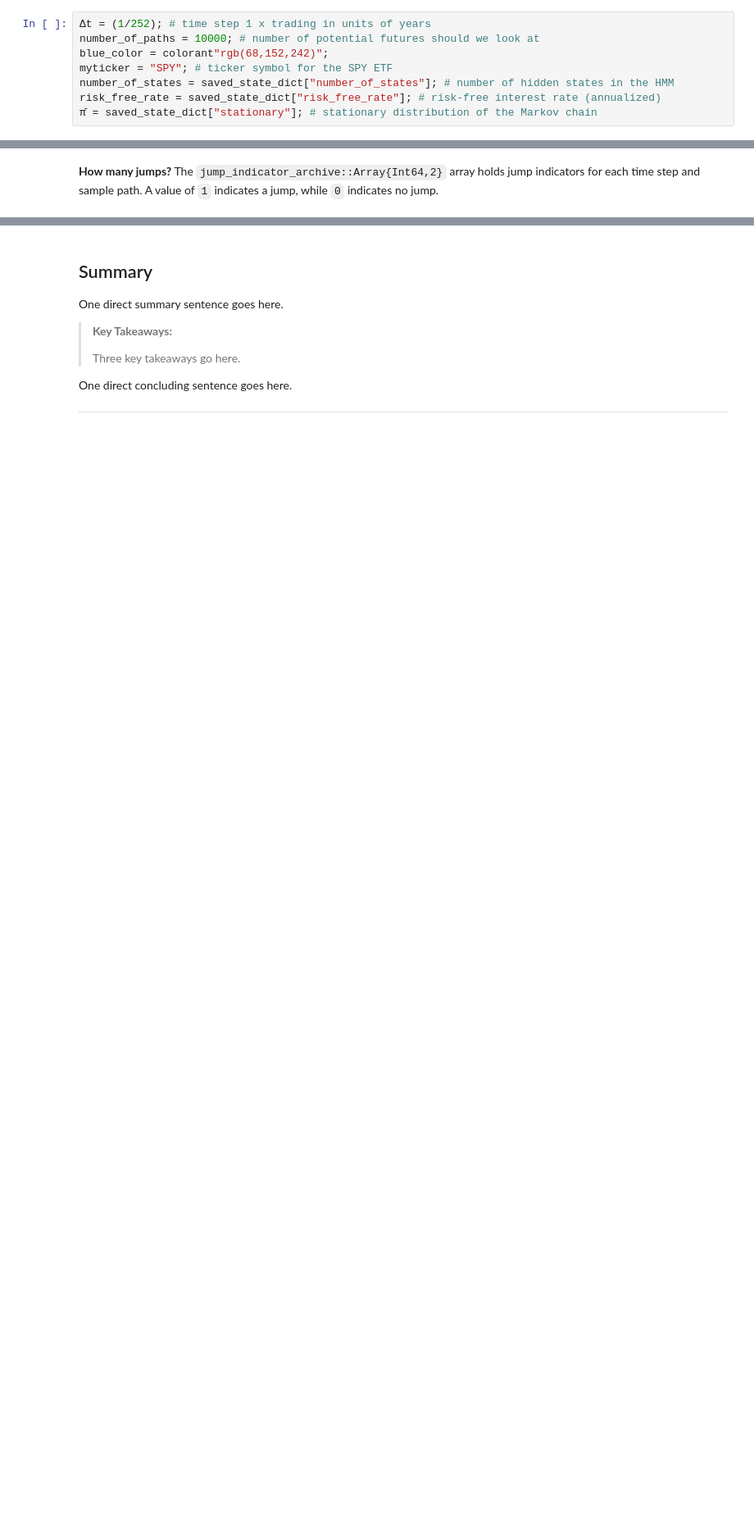
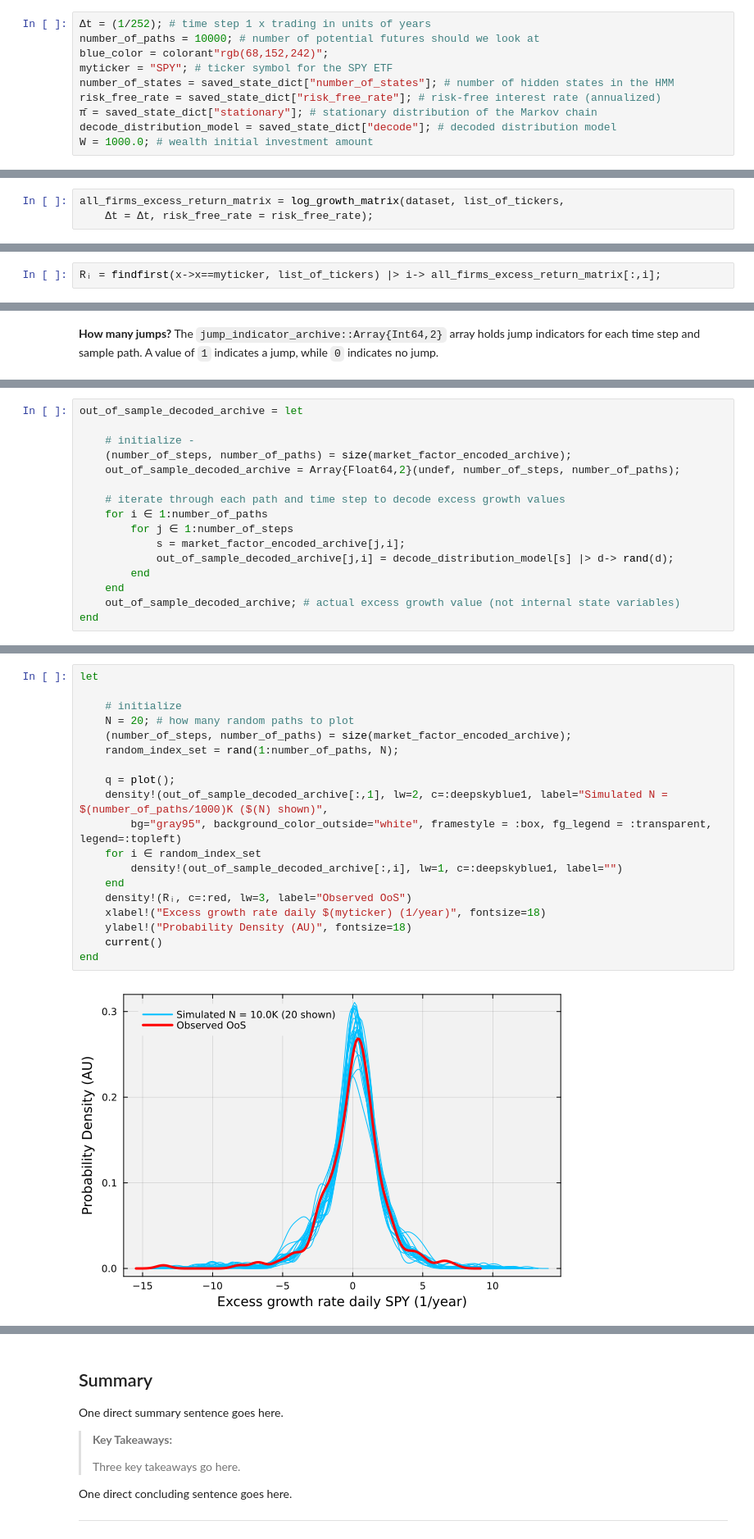
Before and after one commit to varnerlab/PS6-CHEME-5660-TEMPLATE-Fall-2025, a Jupyter notebook: PS6-CHEME-5660-Solution-SyntheticDataGen-Fall-2025.ipynb, the cells around one changed output, grey strips where cells are left out. Shown: that part at 82% size. Cells and saved outputs as stored; diff of their text form; blank space fills up the shorter version.

```diff
--- a/PS6-CHEME-5660-Solution-SyntheticDataGen-Fall-2025.ipynb
+++ b/PS6-CHEME-5660-Solution-SyntheticDataGen-Fall-2025.ipynb
@@ -130,3 +130,5 @@ myticker = "SPY"; # ticker symbol for the SPY ETF
 number_of_states = saved_state_dict["number_of_states"]; # number of hidden states in the HMM
 risk_free_rate = saved_state_dict["risk_free_rate"]; # risk-free interest rate (annualized)
 π̄ = saved_state_dict["stationary"]; # stationary distribution of the Markov chain
+decode_distribution_model = saved_state_dict["decode"]; # decoded distribution model
+W = 1000.0; # wealth initial investment amount
@@ -132,0 +138,3 @@ risk_free_rate = saved_state_dict["risk_free_rate"]; # risk-free interest rate (
+# %%
+all_firms_excess_return_matrix = log_growth_matrix(dataset, list_of_tickers,
+    Δt = Δt, risk_free_rate = risk_free_rate);
@@ -133,3 +143,5 @@ risk_free_rate = saved_state_dict["risk_free_rate"]; # risk-free interest rate (
+# %%
+Rᵢ = findfirst(x->x==myticker, list_of_tickers) |> i-> all_firms_excess_return_matrix[:,i];
 # %% [markdown]
 ___
 # %% [markdown]
@@ -183,0 +204,16 @@ end;
+# %%
+out_of_sample_decoded_archive = let
+
+    # initialize -
+    (number_of_steps, number_of_paths) = size(market_factor_encoded_archive);
+    out_of_sample_decoded_archive = Array{Float64,2}(undef, number_of_steps, number_of_paths);
+
+    # iterate through each path and time step to decode excess growth values
+    for i ∈ 1:number_of_paths
+        for j ∈ 1:number_of_steps
+            s = market_factor_encoded_archive[j,i];
+            out_of_sample_decoded_archive[j,i] = decode_distribution_model[s] |> d-> rand(d);
+        end
+    end
+    out_of_sample_decoded_archive; # actual excess growth value (not internal state variables)
+end
@@ -183,0 +244,21 @@ end;
+# %%
+let
+
+    # initialize
+    N = 20; # how many random paths to plot
+    (number_of_steps, number_of_paths) = size(market_factor_encoded_archive);
+    random_index_set = rand(1:number_of_paths, N);
+
+    q = plot();
+    density!(out_of_sample_decoded_archive[:,1], lw=2, c=:deepskyblue1, label="Simulated N = $(number_of_paths/1000)K ($(N) shown)",
+        bg="gray95", background_color_outside="white", framestyle = :box, fg_legend = :transparent, legend=:topleft)
+    for i ∈ random_index_set
+        density!(out_of_sample_decoded_archive[:,i], lw=1, c=:deepskyblue1, label="")
+    end
+    density!(Rᵢ, c=:red, lw=3, label="Observed OoS")
+    xlabel!("Excess growth rate daily $(myticker) (1/year)", fontsize=18)
+    ylabel!("Probability Density (AU)", fontsize=18)
+    current()
+end
+# %% [output]
+[figure, added]
```
Also changed, not shown: parts of 19 cells of this notebook.
